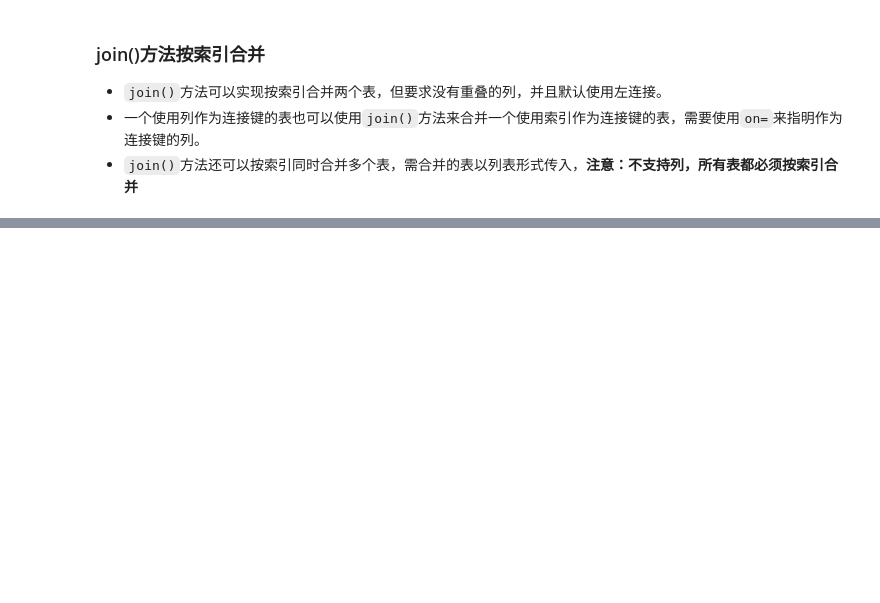
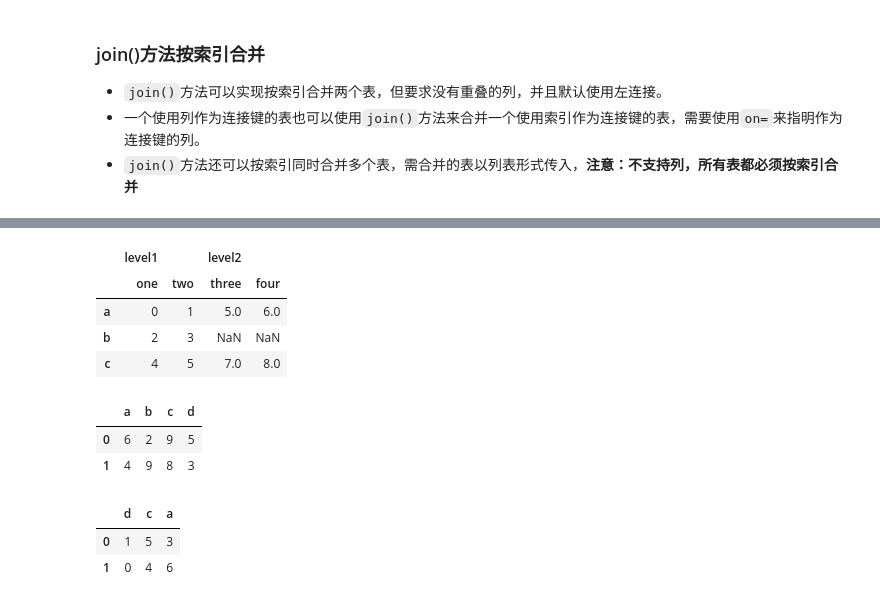
Before and after one commit to McJevons/jupyter-notebook, a Jupyter notebook: 数据规整（二）：合并数据集.ipynb, the cells around one changed output, grey strips where cells are left out. Drawn from its saved outputs; the diff is of its cells as text; code cells hidden in the pictures; blank space fills up the shorter version.

```diff
--- a/数据规整（二）：合并数据集.ipynb
+++ b/数据规整（二）：合并数据集.ipynb
@@ -228,0 +319,25 @@ data1.join([data3,data4])
+# %%
+# 传入字典时，键值被作为keys
+pd.concat({'level1': df1, 'level2': df2}, axis=1, sort=False)
+# %% [output]
+|  | level1 |  | level2 |  |
+|  | one | two | three | four |
+| a | 0 | 1 | 5.0 | 6.0 |
+| b | 2 | 3 | NaN | NaN |
+| c | 4 | 5 | 7.0 | 8.0 |
+# %%
+df3 = pd.DataFrame(np.random.randint(
+    10, size=8).reshape(2, 4), columns=list('abcd'))
+df3
+# %% [output]
+|  | a | b | c | d |
+| 0 | 6 | 2 | 9 | 5 |
+| 1 | 4 | 9 | 8 | 3 |
+# %%
+df4 = pd.DataFrame(np.random.randint(
+    10, size=6).reshape(2, 3), columns=list('dca'))
+df4
+# %% [output]
+|  | d | c | a |
+| 0 | 1 | 5 | 3 |
+| 1 | 0 | 4 | 6 |
```
Also changed, not shown: parts of 28 cells of this notebook, 1 other file.
